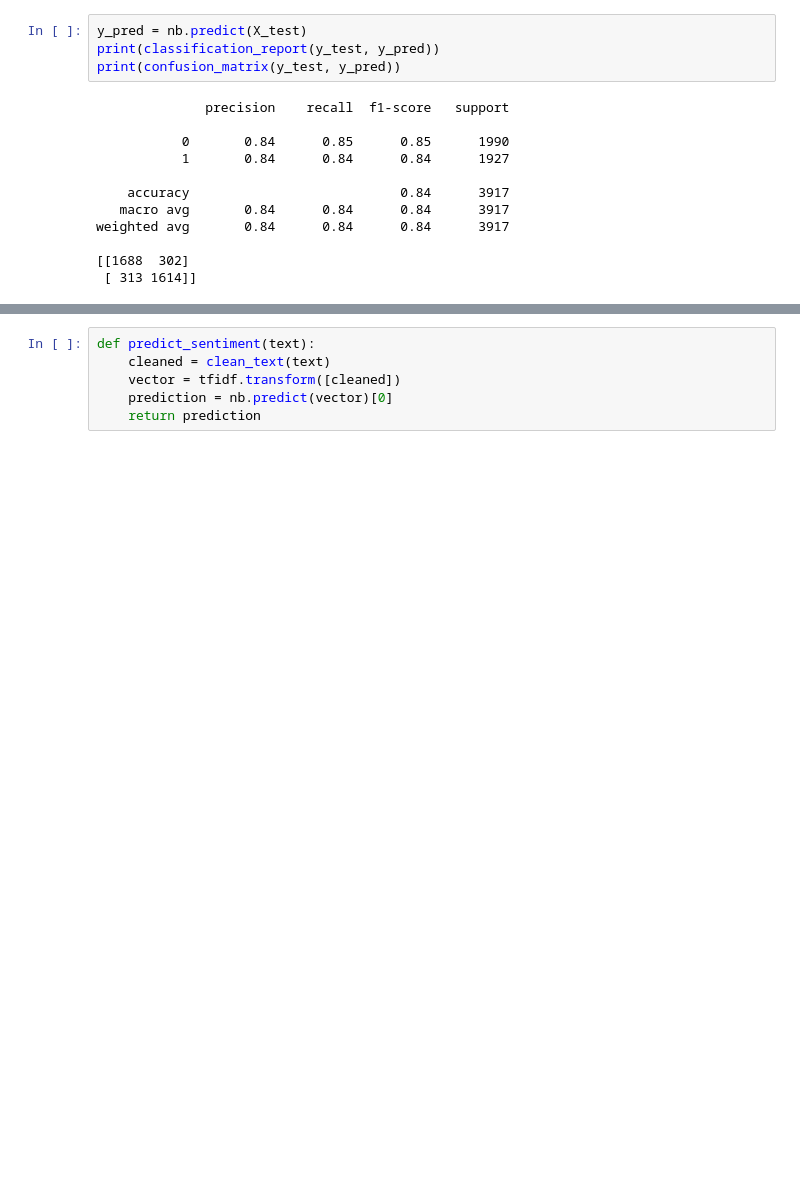
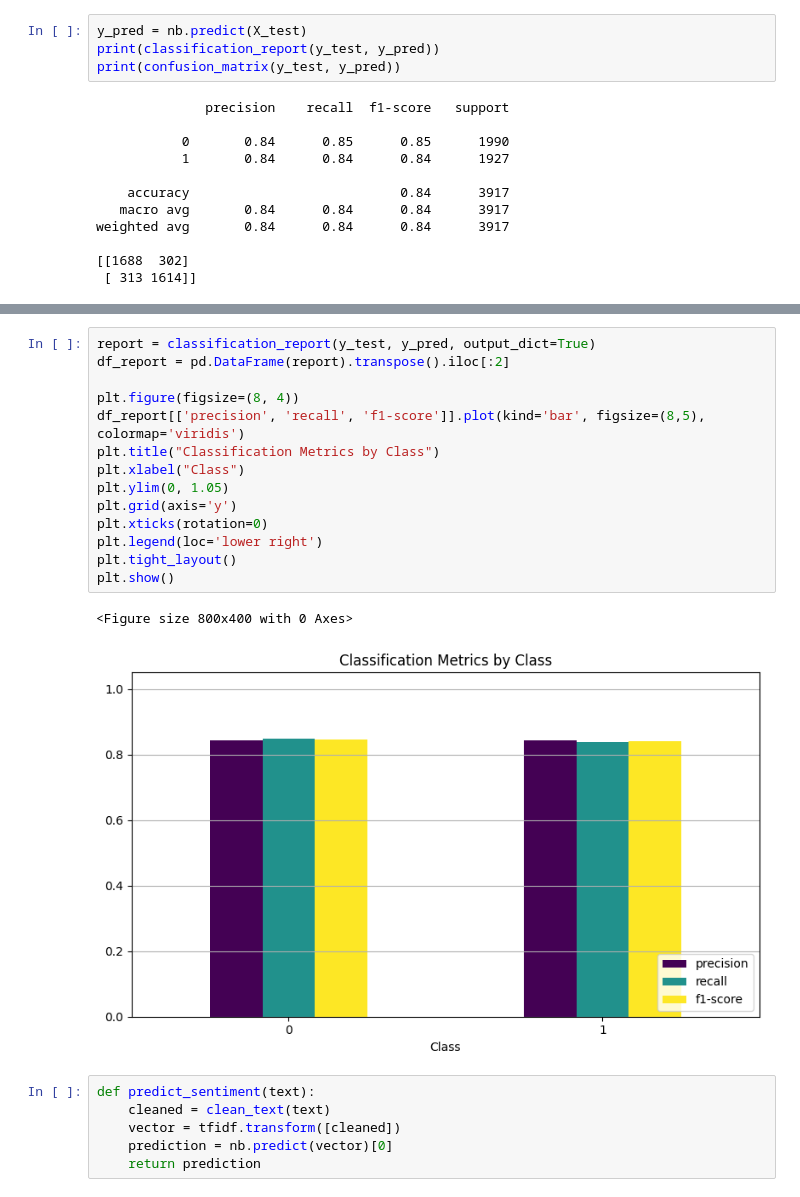
Before and after one commit to chiefzhantr/ReviewClassification, a Jupyter notebook: model.ipynb, the cells around one changed output, grey strips where cells are left out. Drawn from its saved outputs; the diff is of its cells as text; blank space fills up the shorter version.

```diff
--- a/model.ipynb
+++ b/model.ipynb
@@ -132,3 +147,20 @@ weighted avg       0.84      0.84      0.84      3917
+# %%
+report = classification_report(y_test, y_pred, output_dict=True)
+df_report = pd.DataFrame(report).transpose().iloc[:2]
+
+plt.figure(figsize=(8, 4))
+df_report[['precision', 'recall', 'f1-score']].plot(kind='bar', figsize=(8,5), colormap='viridis')
+plt.title("Classification Metrics by Class")
+plt.xlabel("Class")
+plt.ylim(0, 1.05)
+plt.grid(axis='y')
+plt.xticks(rotation=0)
+plt.legend(loc='lower right')
+plt.tight_layout()
+plt.show()
+# %% [output]
+<Figure size 800x400 with 0 Axes>
+[figure, added]
 # %%
 def predict_sentiment(text):
     cleaned = clean_text(text)
```
Also changed, not shown: parts of 3 cells of this notebook.
